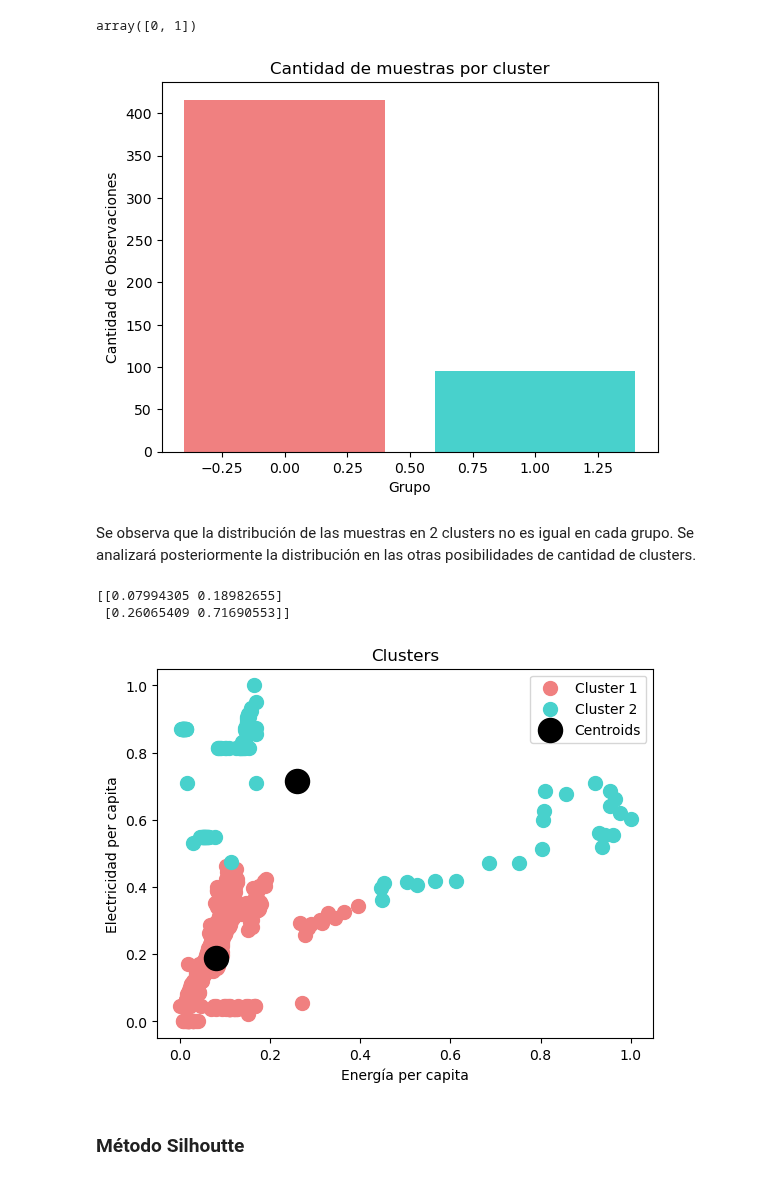
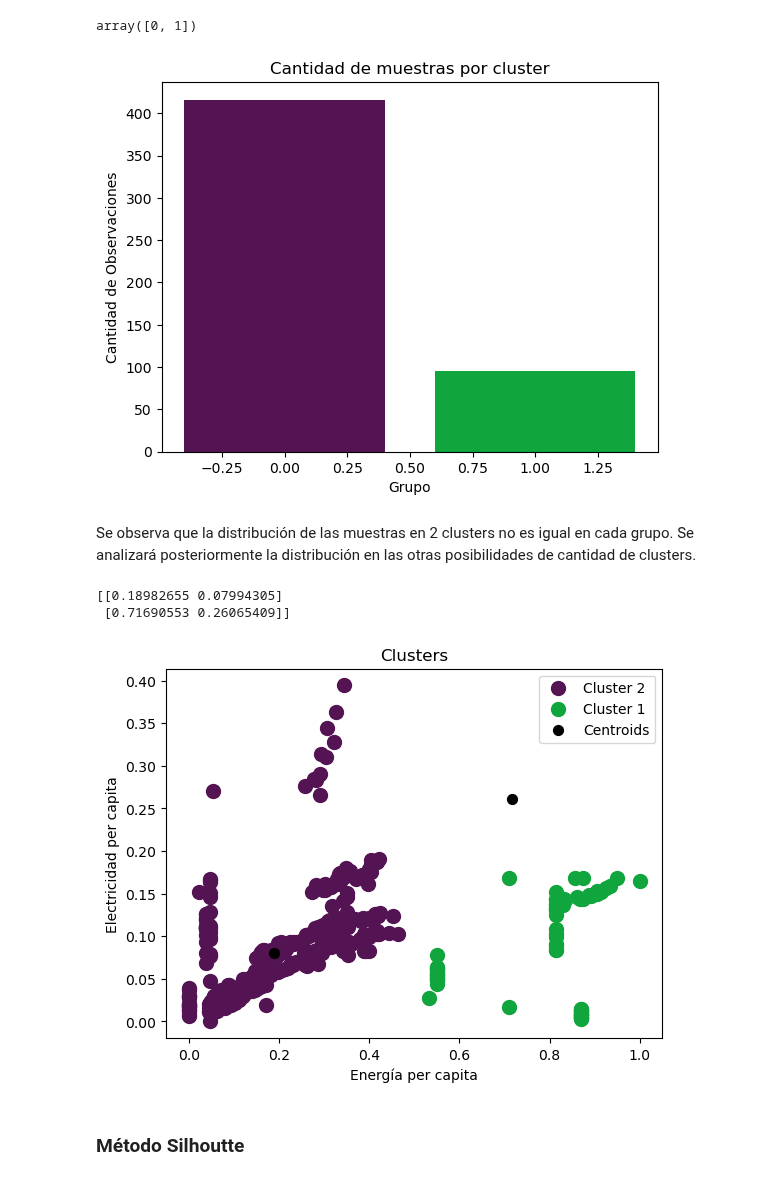
Before and after one commit to L-Ameneiro/EDA-Datasets, a Jupyter notebook: notebooks/MODELO NO SUPERVISADO consumo_energ_mundial.ipynb, the cells around one changed output. Cells and saved outputs as stored; diff of their text form; code cells hidden in the pictures.

```diff
--- a/notebooks/MODELO NO SUPERVISADO consumo_energ_mundial.ipynb
+++ b/notebooks/MODELO NO SUPERVISADO consumo_energ_mundial.ipynb
@@ -162,6 +159,6 @@ p1_scal
 # %%
 # Se seleccionan las variables a analizar
-x=p1_scal[['energy_per_capita','per_capita_electricity']].values
+x=p1_scal[['per_capita_electricity', 'energy_per_capita']].values
 pd.DataFrame(x).head(5)
 # %% [output]
 |  | 0 | 1 |
@@ -334,15 +331,15 @@ y_means2=kmeansmodel2.fit_predict(x)
 # %%
 #Se verifica la cantidad de observaciones (2 clusters)
 cluster_counts = np.bincount(y_means2)
 cluster_labels = list(range(len(cluster_counts)))
-colors = ['lightcoral', 'mediumturquoise', 'plum']
+colors = ['#541352FF', '#10a53dFF']
 plt.bar(cluster_labels, cluster_counts, color=colors)
 plt.title('Cantidad de muestras por cluster')
 plt.xlabel('Grupo')
 plt.ylabel('Cantidad de Observaciones')
 plt.show()
 # %% [output]
-[figure, old version]
+[figure, new version]
 # %% [markdown]
 Se observa que la distribución de las muestras en 2 clusters no es igual en cada grupo. Se analizará posteriormente la distribución en las otras posibilidades de cantidad de clusters.
 # %%
@@ -350,20 +347,20 @@ Se observa que la distribución de las muestras en 2 clusters no es igual en cad
 centroids2 =kmeansmodel2.cluster_centers_
 print(centroids2)
 # %% [output]
-[[0.07994305 0.18982655]
- [0.26065409 0.71690553]]
+[[0.18982655 0.07994305]
+ [0.71690553 0.26065409]]
 # %%
 # Se observan los posibles clusters
-plt.scatter(x[y_means2 == 0, 0], x[y_means2 == 0, 1], s = 100, c = 'lightcoral', label = 'Cluster 1')
-plt.scatter(x[y_means2 == 1, 0], x[y_means2 == 1, 1], s = 100, c = 'mediumturquoise', label = 'Cluster 2')
-plt.scatter(kmeansmodel2.cluster_centers_[:, 0], kmeansmodel2.cluster_centers_[:, 1], s = 300, c = 'black', label = 'Centroids')
+plt.scatter(x[y_means2 == 0, 0], x[y_means2 == 0, 1], s = 100, c = '#541352FF', label = 'Cluster 2')
+plt.scatter(x[y_means3 == 2, 0], x[y_means3 == 2, 1], s = 100, c = '#10a53dFF', label = 'Cluster 1')
+plt.scatter(kmeansmodel2.cluster_centers_[:, 0], kmeansmodel2.cluster_centers_[:, 1], s = 50, c = 'black', label = 'Centroids')
 plt.title('Clusters')
 plt.xlabel('Energía per capita')
 plt.ylabel('Electricidad per capita')
 plt.legend()
 plt.show()
 # %% [output]
-[figure, old version]
+[figure, new version]
 # %% [markdown]
 ### Método Silhoutte
 # %%
```
Also changed, not shown: parts of 21 cells of this notebook, 2 other files.
